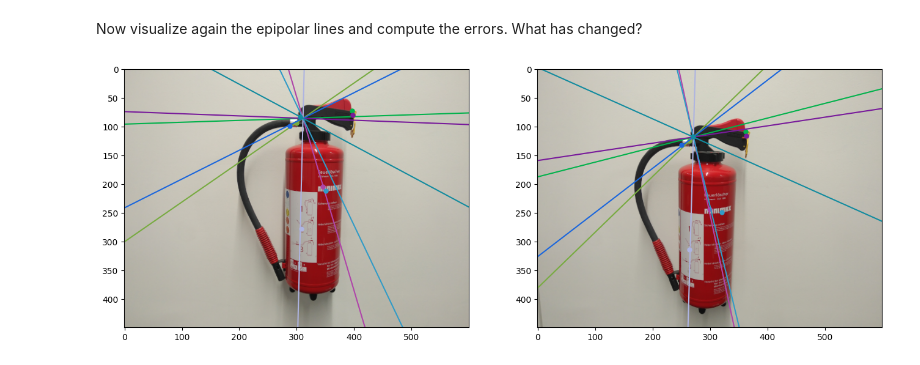
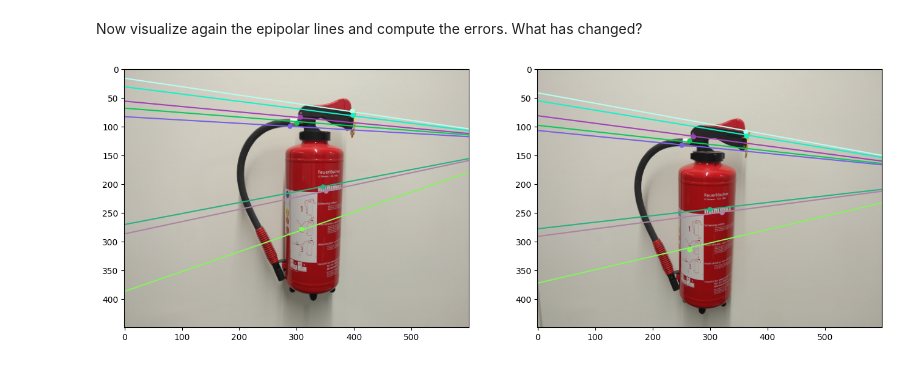
Before and after one commit to smitha13798/3dcv-students_Group4, a Jupyter notebook: 5.0-tl-fundamental-matrix.ipynb, the cells around one changed output. Saved outputs shown, nothing was run; the diff lists cells and outputs as text; code cells hidden in the pictures.

```diff
--- a/5.0-tl-fundamental-matrix.ipynb
+++ b/5.0-tl-fundamental-matrix.ipynb
@@ -245,7 +245,8 @@ F, inliers = find_fundamental_ransac(keypoints1,keypoints2, iterations = 2)
 # %% [markdown]
 Now visualize again the epipolar lines and compute the errors. What has changed?
-# %%
-visualize_epipolar_lines(view1, view2, kps1[:][0:8], kps2[:][0:8], F)
-# %% [output]
-[figure, removed]
+# %%
+visualize_epipolar_lines(view1, view2, kps1[:][0:8], kps2[:][0:8], F_ransac)
+#We see that the position of the epipolar centers has changed considerably,also later looking at the errors we see that they are reduced significantly
+# %% [output]
+[figure, added]
 # %%
```
Also changed, not shown: parts of 7 cells of this notebook.
